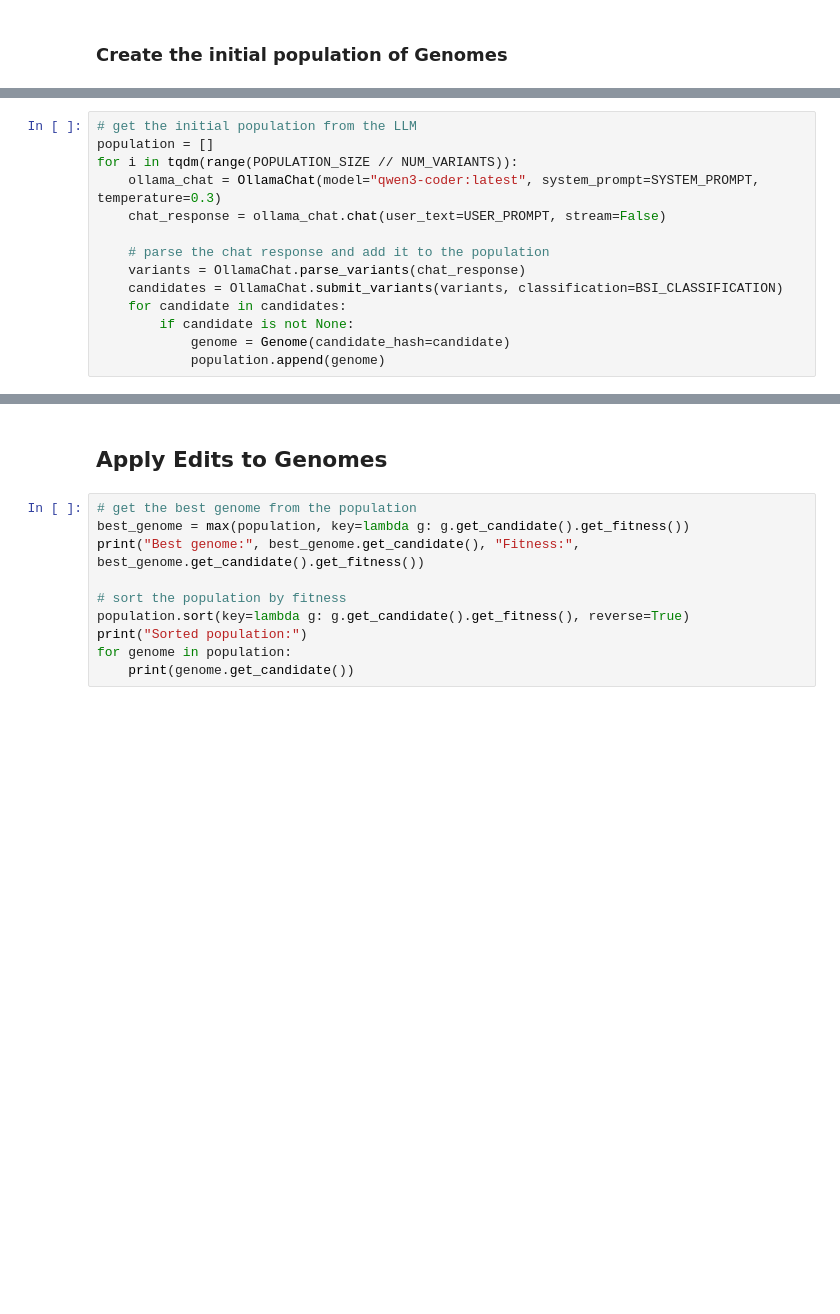
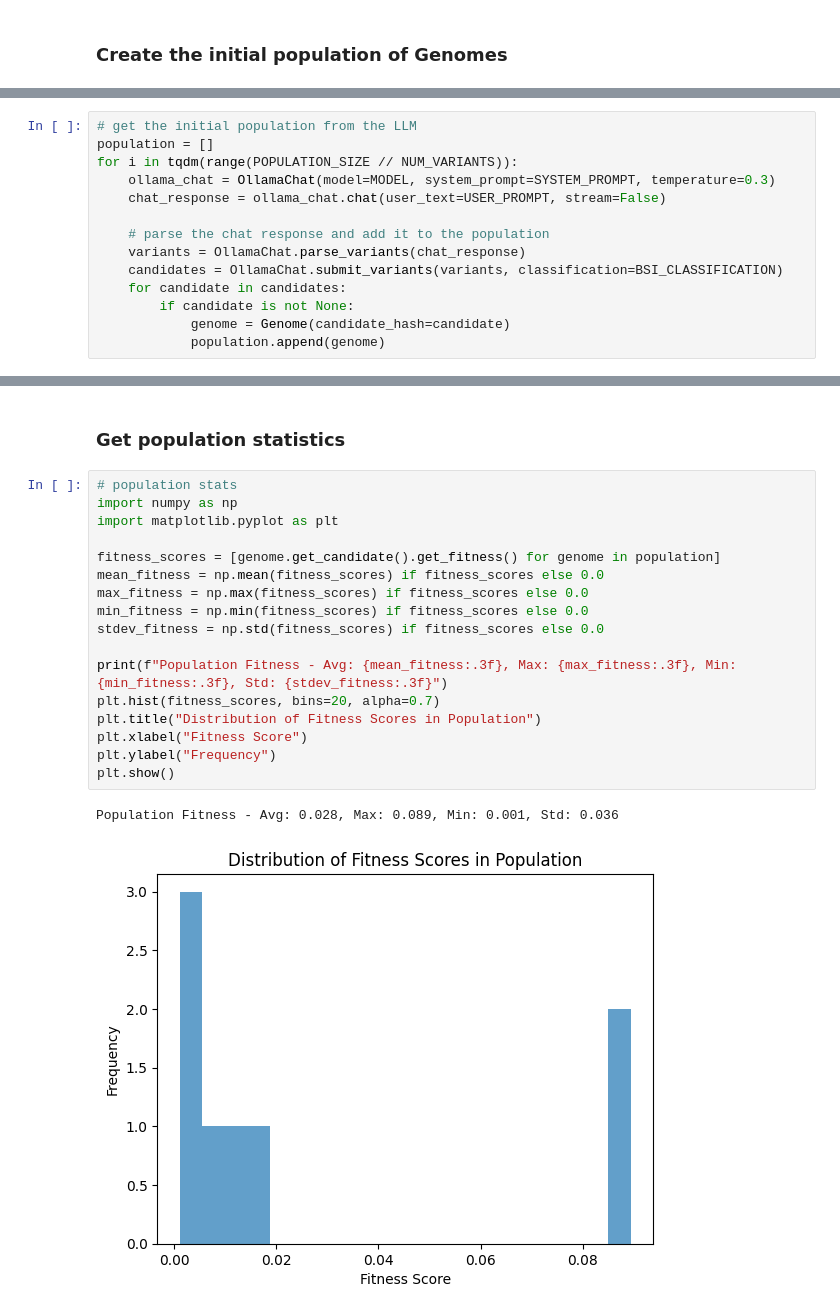
Before and after one commit to schladt/GIMC, a Jupyter notebook: genetic_improvement/gi_demo.ipynb, the cells around one changed output, grey strips where cells are left out. Drawn from its saved outputs; the diff is of its cells as text; blank space fills up the shorter version.

```diff
--- a/genetic_improvement/gi_demo.ipynb
+++ b/genetic_improvement/gi_demo.ipynb
@@ -25,7 +30,7 @@ POPULATION_SIZE = 8
 # get the initial population from the LLM
 population = []
 for i in tqdm(range(POPULATION_SIZE // NUM_VARIANTS)):
-    ollama_chat = OllamaChat(model="qwen3-coder:latest", system_prompt=SYSTEM_PROMPT, temperature=0.3)
+    ollama_chat = OllamaChat(model=MODEL, system_prompt=SYSTEM_PROMPT, temperature=0.3)
     chat_response = ollama_chat.chat(user_text=USER_PROMPT, stream=False)
 
     # parse the chat response and add it to the population
@@ -41,12 +64,22 @@ for genome in population:
-# %% [markdown]
-## Apply Edits to Genomes
-# %%
-# get the best genome from the population
-best_genome = max(population, key=lambda g: g.get_candidate().get_fitness())
-print("Best genome:", best_genome.get_candidate(), "Fitness:", best_genome.get_candidate().get_fitness())
-
-# sort the population by fitness
-population.sort(key=lambda g: g.get_candidate().get_fitness(), reverse=True)
-print("Sorted population:")
-for genome in population:
-    print(genome.get_candidate())
+# %% [markdown]
+### Get population statistics
+# %%
+# population stats
+import numpy as np
+import matplotlib.pyplot as plt
+
+fitness_scores = [genome.get_candidate().get_fitness() for genome in population]
+mean_fitness = np.mean(fitness_scores) if fitness_scores else 0.0
+max_fitness = np.max(fitness_scores) if fitness_scores else 0.0
+min_fitness = np.min(fitness_scores) if fitness_scores else 0.0
+stdev_fitness = np.std(fitness_scores) if fitness_scores else 0.0
+
+print(f"Population Fitness - Avg: {mean_fitness:.3f}, Max: {max_fitness:.3f}, Min: {min_fitness:.3f}, Std: {stdev_fitness:.3f}")
+plt.hist(fitness_scores, bins=20, alpha=0.7)
+plt.title("Distribution of Fitness Scores in Population")
+plt.xlabel("Fitness Score")
+plt.ylabel("Frequency")
+plt.show()
+# %% [output]
+Population Fitness - Avg: 0.028, Max: 0.089, Min: 0.001, Std: 0.036
+[figure, added]
```
Also changed, not shown: parts of 12 cells of this notebook, 4 other files.
